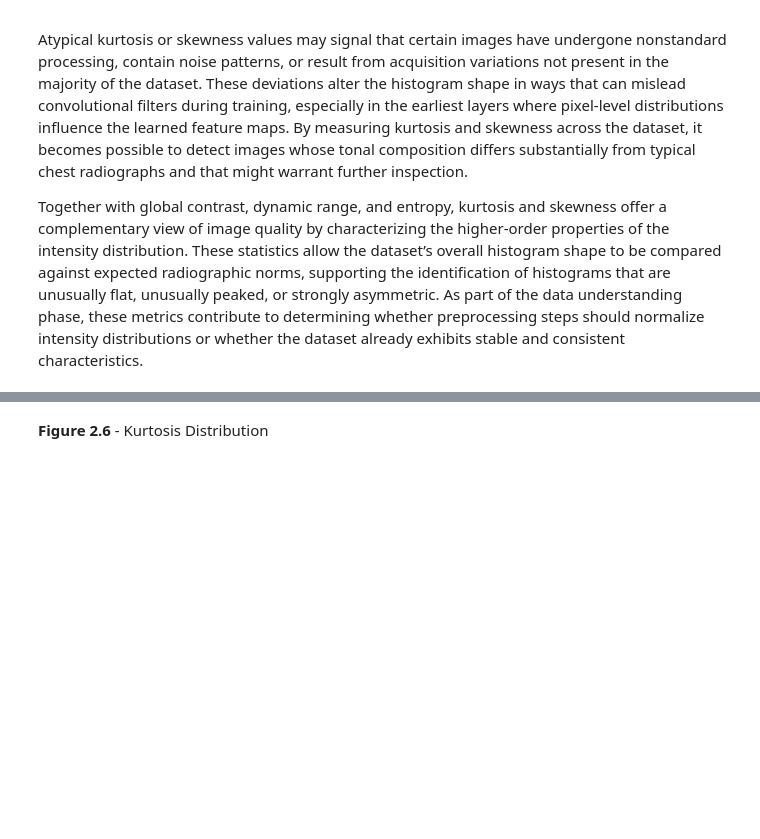
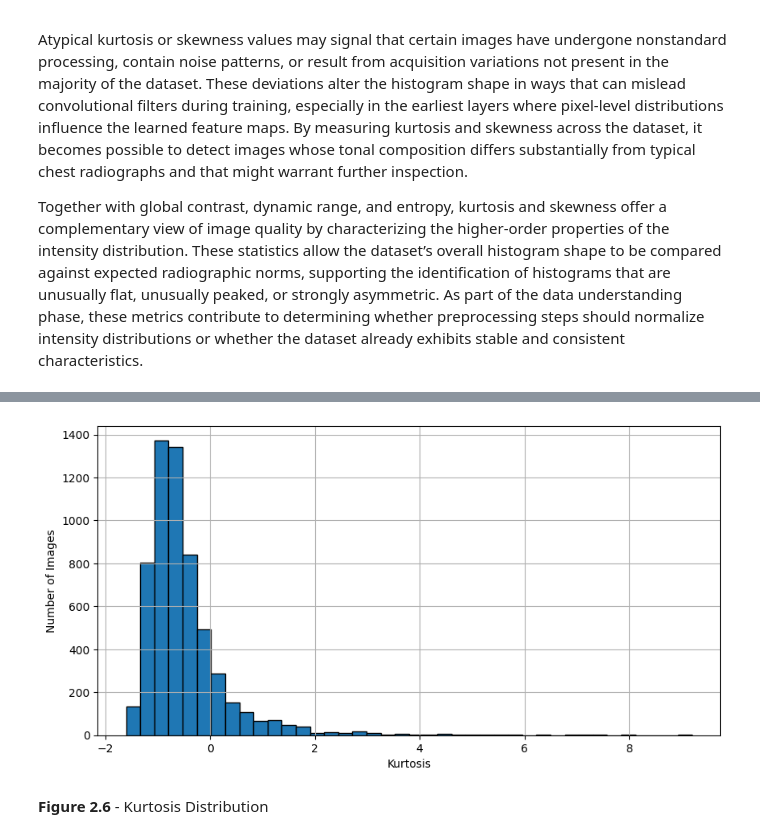
Before and after one commit to logus2k/apvc_p2, a Jupyter notebook: dl_for_cv_project2_v1.ipynb, the cells around one changed output, grey strips where cells are left out. Saved outputs shown, nothing was run; the diff lists cells and outputs as text; code cells hidden in the pictures; blank space fills up the shorter version.

Commit message:
Migrate Kurtosis and Skewness

```diff
--- a/dl_for_cv_project2_v1.ipynb
+++ b/dl_for_cv_project2_v1.ipynb
@@ -508,11 +493,14 @@ display(df_shape.describe())
 # %%
-plt.figure(figsize=(10, 5))
-plt.hist(df_shape["kurtosis"], bins=40, edgecolor='black')
-plt.title("Kurtosis Distribution")
-plt.xlabel("Kurtosis")
-plt.ylabel("Number of Images")
-plt.grid(True)
-plt.show()
+# Plot distribution of kurtosis values
+if scenario("DEVELOPMENT"):
+    plt.figure(figsize=(10, 5))
+    plt.hist(DF_VIEW["kurtosis"].dropna(), bins=40, edgecolor="black")
+    plt.xlabel("Kurtosis")
+    plt.ylabel("Number of Images")
+    plt.grid(True)
+    plt.show()
+# %% [output]
+[figure, added]
 # %% [markdown]
 **Figure 2.6** - Kurtosis Distribution
 # %% [markdown]
```
Also changed, not shown: parts of 4 cells of this notebook.
